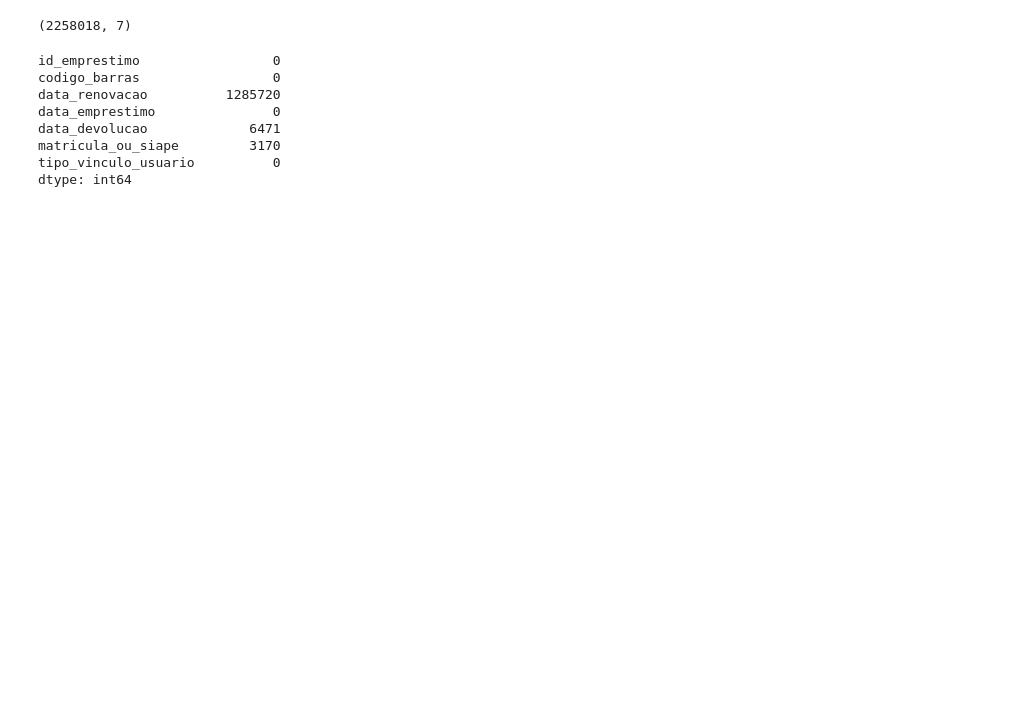
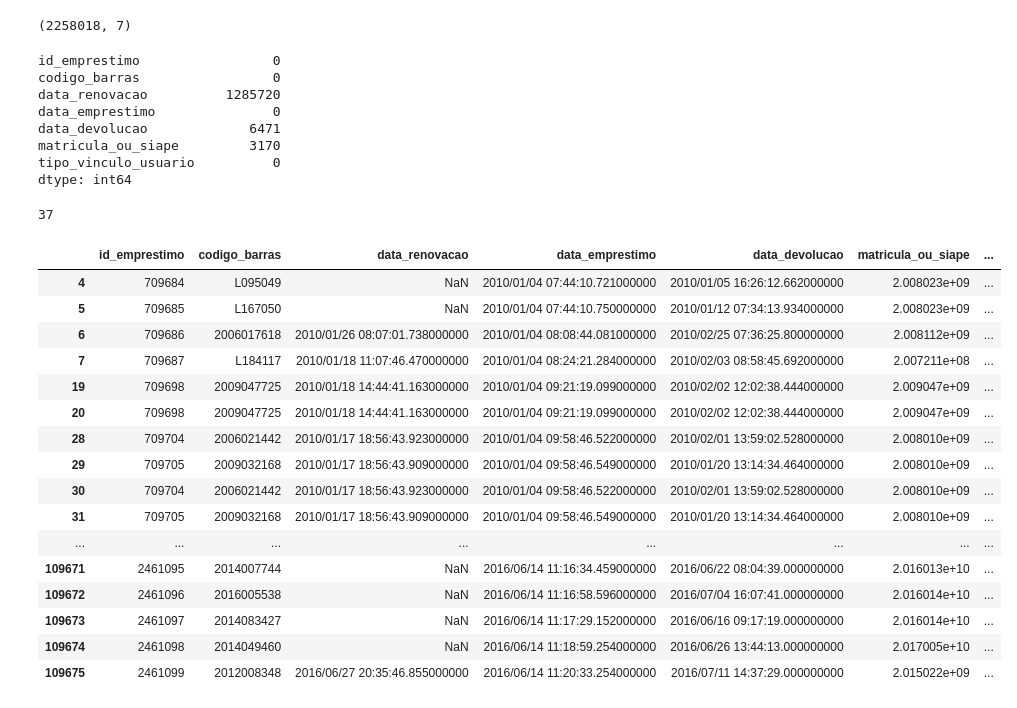
Before and after one commit to samiloaraujo/7DaysOfCode, a Jupyter notebook: 7DaysOfCode_Python_Pandas.ipynb, the cells around one changed output. Saved outputs shown, nothing was run; the diff lists cells and outputs as text; code cells hidden in the pictures; blank space fills up the shorter version.

```diff
--- a/7DaysOfCode_Python_Pandas.ipynb
+++ b/7DaysOfCode_Python_Pandas.ipynb
@@ -72,3 +86,29 @@ data_devolucao             6471
 matricula_ou_siape         3170
 tipo_vinculo_usuario          0
 dtype: int64
+# %%
+# verificando a existência de dados duplicados
+df_emprestimos.duplicated().sum()
+# %% [output]
+37
+# %%
+# mostrando dados duplicados
+df_emprestimos[df_emprestimos.duplicated()]
+# %% [output]
+|  | id_emprestimo | codigo_barras | data_renovacao | data_emprestimo | data_devolucao | matricula_ou_siape | ... |
+| 4 | 709684 | L095049 | NaN | 2010/01/04 07:44:10.721000000 | 2010/01/05 16:26:12.662000000 | 2.008023e+09 | ... |
+| 5 | 709685 | L167050 | NaN | 2010/01/04 07:44:10.750000000 | 2010/01/12 07:34:13.934000000 | 2.008023e+09 | ... |
+| 6 | 709686 | 2006017618 | 2010/01/26 08:07:01.738000000 | 2010/01/04 08:08:44.081000000 | 2010/02/25 07:36:25.800000000 | 2.008112e+09 | ... |
+| 7 | 709687 | L184117 | 2010/01/18 11:07:46.470000000 | 2010/01/04 08:24:21.284000000 | 2010/02/03 08:58:45.692000000 | 2.007211e+08 | ... |
+| 19 | 709698 | 2009047725 | 2010/01/18 14:44:41.163000000 | 2010/01/04 09:21:19.099000000 | 2010/02/02 12:02:38.444000000 | 2.009047e+09 | ... |
+| 20 | 709698 | 2009047725 | 2010/01/18 14:44:41.163000000 | 2010/01/04 09:21:19.099000000 | 2010/02/02 12:02:38.444000000 | 2.009047e+09 | ... |
+| 28 | 709704 | 2006021442 | 2010/01/17 18:56:43.923000000 | 2010/01/04 09:58:46.522000000 | 2010/02/01 13:59:02.528000000 | 2.008010e+09 | ... |
+| 29 | 709705 | 2009032168 | 2010/01/17 18:56:43.909000000 | 2010/01/04 09:58:46.549000000 | 2010/01/20 13:14:34.464000000 | 2.008010e+09 | ... |
+| 30 | 709704 | 2006021442 | 2010/01/17 18:56:43.923000000 | 2010/01/04 09:58:46.522000000 | 2010/02/01 13:59:02.528000000 | 2.008010e+09 | ... |
+| 31 | 709705 | 2009032168 | 2010/01/17 18:56:43.909000000 | 2010/01/04 09:58:46.549000000 | 2010/01/20 13:14:34.464000000 | 2.008010e+09 | ... |
+| ... | ... | ... | ... | ... | ... | ... | ... |
+| 109671 | 2461095 | 2014007744 | NaN | 2016/06/14 11:16:34.459000000 | 2016/06/22 08:04:39.000000000 | 2.016013e+10 | ... |
+| 109672 | 2461096 | 2016005538 | NaN | 2016/06/14 11:16:58.596000000 | 2016/07/04 16:07:41.000000000 | 2.016014e+10 | ... |
+| 109673 | 2461097 | 2014083427 | NaN | 2016/06/14 11:17:29.152000000 | 2016/06/16 09:17:19.000000000 | 2.016014e+10 | ... |
+| 109674 | 2461098 | 2014049460 | NaN | 2016/06/14 11:18:59.254000000 | 2016/06/26 13:44:13.000000000 | 2.017005e+10 | ... |
+| 109675 | 2461099 | 2012008348 | 2016/06/27 20:35:46.855000000 | 2016/06/14 11:20:33.254000000 | 2016/07/11 14:37:29.000000000 | 2.015022e+09 | ... |
```
Also changed, not shown: parts of 4 cells of this notebook.
